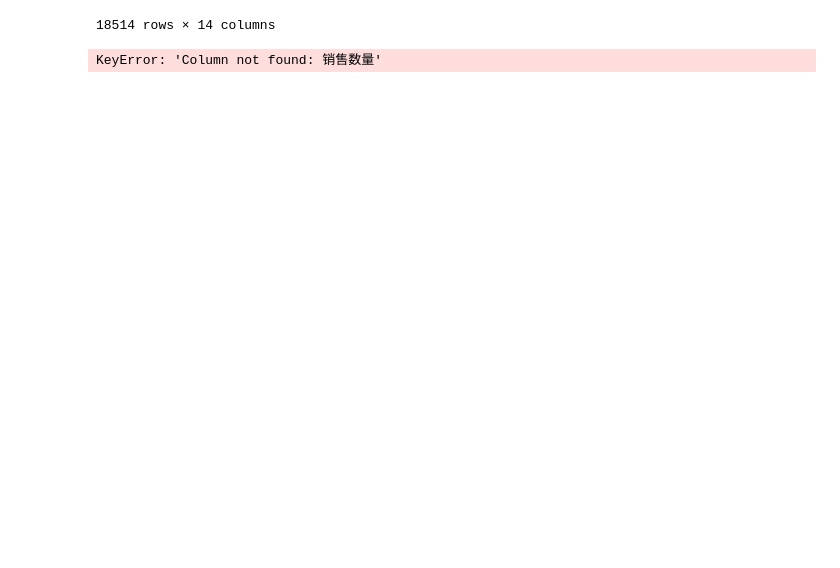
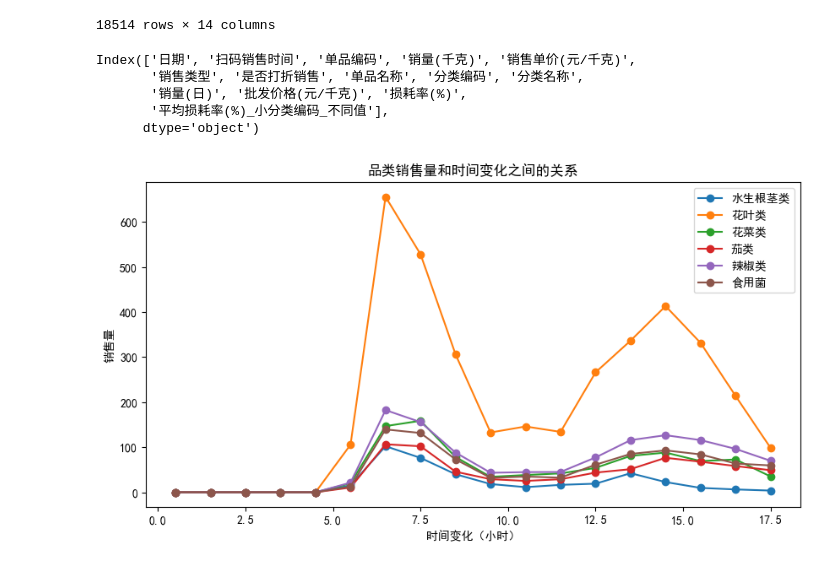
Before and after one commit to 738NGX/2023CUMCM_C, a Jupyter notebook: main.ipynb, the cells around one changed output. Cells and saved outputs as stored; diff of their text form; code cells hidden in the pictures; blank space fills up the shorter version.

```diff
--- a/main.ipynb
+++ b/main.ipynb
@@ -362,22 +280,42 @@ filtered_data
 | 598544 | 2022-07-07 | 22:07:12.408 | 102900005116530 | 0.136 | 17.6 | 销售 | 是 | 西峡香菇(1) | 1011010801 | 食用菌 | 29.189 | ... |
 | 598545 | 2022-07-07 | 22:07:12.595 | 102900005116714 | 0.364 | 8.0 | 销售 | 否 | 西兰花 | 1011010201 | 花菜类 | 50.962 | ... |
 18514 rows × 14 columns
+# %%
+merged_data.columns
+# %% [output]
+Index(['日期', '扫码销售时间', '单品编码', '销量(千克)', '销售单价(元/千克)',
+       '销售类型', '是否打折销售', '单品名称', '分类编码', '分类名称',
+       '销量(日)', '批发价格(元/千克)', '损耗率(%)',
+       '平均损耗率(%)_小分类编码_不同值'],
+      dtype='object')
 # %%
 import pandas as pd
 import matplotlib.pyplot as plt
 
 # 计算品类销售量
-sales_data = filtered_data.groupby(['分类编码'])['销售数量'].sum().reset_index()
+sales_data=filtered_data.groupby(['分类名称'])['销量(千克)'].sum().reset_index()
 
 # 计算时间变化
-time_data = pd.to_datetime(filtered_data['扫码销售时间']) - pd.to_datetime(filtered_data['进货时间'] + ' 03:30:00')
-time_data = time_data.dt.total_seconds() / 3600
+time_data=pd.to_datetime(filtered_data['扫码销售时间'])-pd.to_datetime('03:30:00')
+time_data=time_data.dt.total_seconds() / 3600
+
+# 将时间变化分成不同的时间段
+time_bins = pd.cut(time_data, bins=range(0, int(time_data.max()) + 1))
+
+# 计算每个时间段内的销售量
+sales_data = filtered_data.groupby([time_bins, '分类名称'])['销量(千克)'].sum().reset_index()
+
+# 将时间段的中间值转换为数值类型
+sales_data['扫码销售时间'] = sales_data['扫码销售时间'].apply(lambda x: x.mid).astype(float)
 
 # 绘制折线图
-plt.plot(time_data, sales_data['销售数量'], marker='o')
+plt.figure(figsize=(10,5))
+for category, group in sales_data.groupby('分类名称'):
+    plt.plot(group['扫码销售时间'], group['销量(千克)'], marker='o', label=category)
 plt.xlabel('时间变化（小时）')
 plt.ylabel('销售量')
 plt.title('品类销售量和时间变化之间的关系')
+plt.legend()
 plt.show()
 # %% [output]
-KeyError: 'Column not found: 销售数量'
+[figure, added]
```
Also changed, not shown: parts of 21 cells of this notebook, 11 other files.
